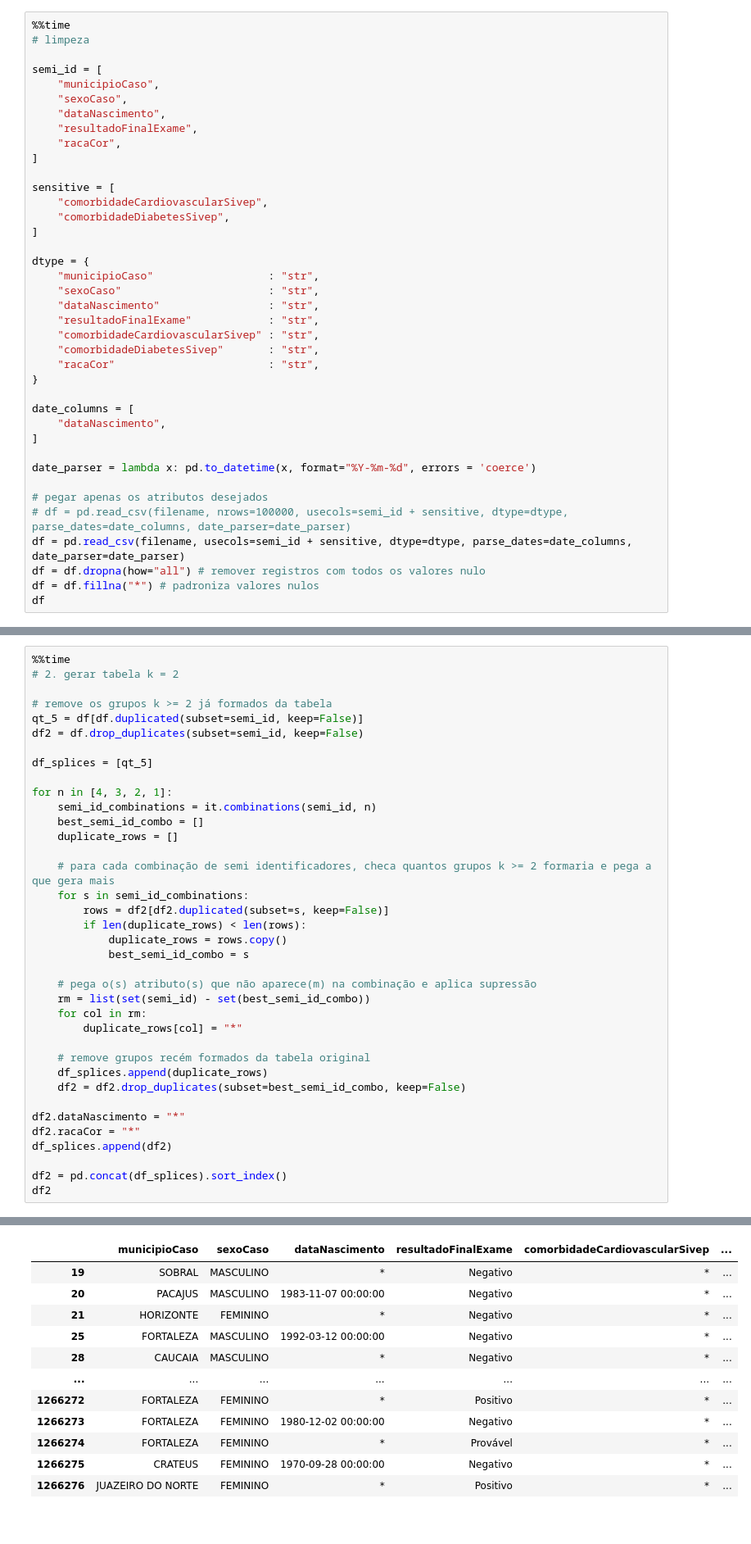
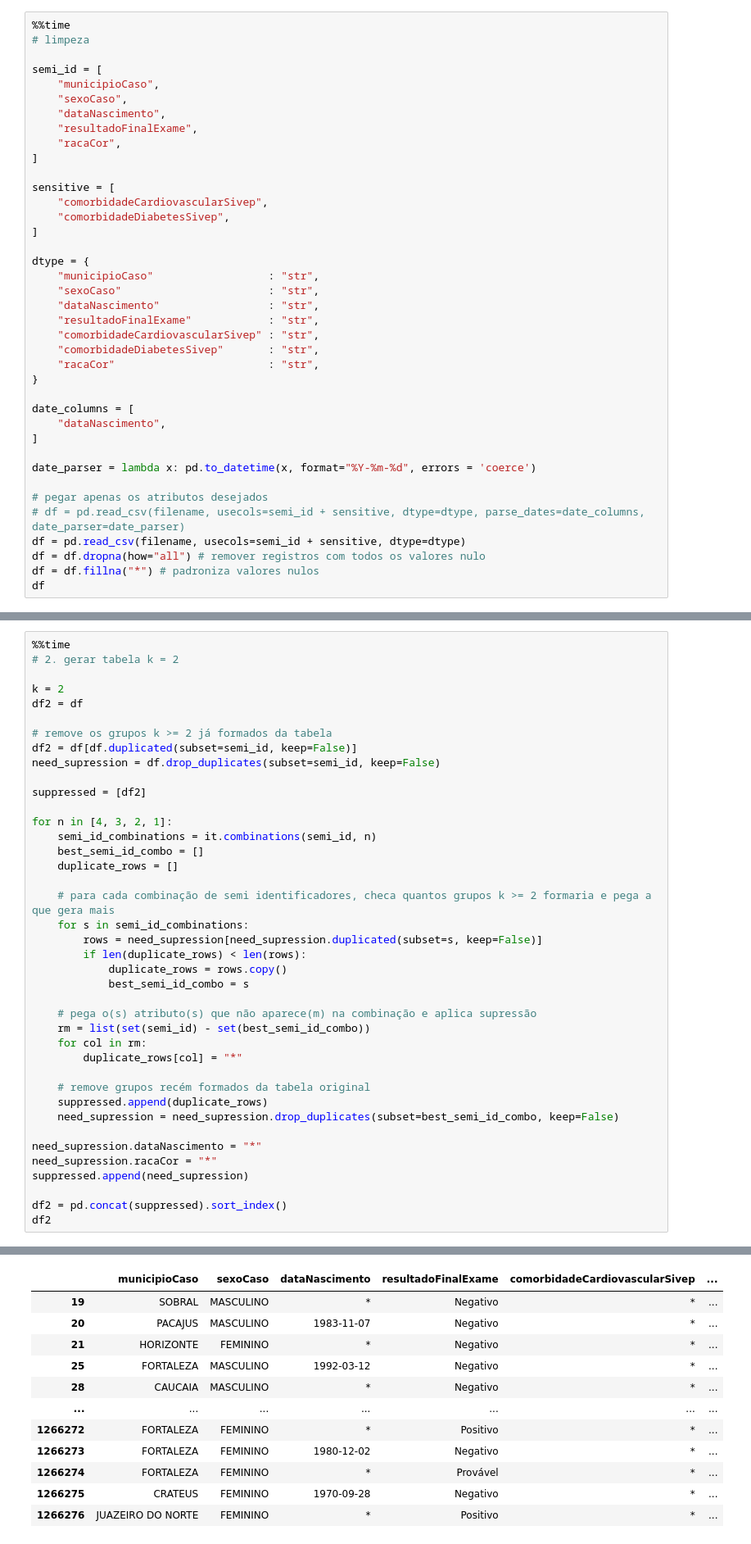
Before and after one commit to rafero1/k-anonymity-supression, a Jupyter notebook: k-anonymity suppression.ipynb, the cells around one changed output, grey strips where cells are left out. Shown at 82% size. Cells and saved outputs as stored; diff of their text form.

```diff
--- a/k-anonymity suppression.ipynb
+++ b/k-anonymity suppression.ipynb
@@ -58,8 +60,8 @@ date_columns = [
 date_parser = lambda x: pd.to_datetime(x, format="%Y-%m-%d", errors = 'coerce')
 
 # pegar apenas os atributos desejados
-# df = pd.read_csv(filename, nrows=100000, usecols=semi_id + sensitive, dtype=dtype, parse_dates=date_columns, date_parser=date_parser)
-df = pd.read_csv(filename, usecols=semi_id + sensitive, dtype=dtype, parse_dates=date_columns, date_parser=date_parser)
+# df = pd.read_csv(filename, usecols=semi_id + sensitive, dtype=dtype, parse_dates=date_columns, date_parser=date_parser)
+df = pd.read_csv(filename, usecols=semi_id + sensitive, dtype=dtype)
 df = df.dropna(how="all") # remover registros com todos os valores nulo
 df = df.fillna("*") # padroniza valores nulos
 df
@@ -104,11 +90,14 @@ Wall time: 0 ns
 %%time
 # 2. gerar tabela k = 2
 
+k = 2
+df2 = df
+
 # remove os grupos k >= 2 já formados da tabela
-qt_5 = df[df.duplicated(subset=semi_id, keep=False)]
-df2 = df.drop_duplicates(subset=semi_id, keep=False)
+df2 = df[df.duplicated(subset=semi_id, keep=False)]
+need_supression = df.drop_duplicates(subset=semi_id, keep=False)
 
-df_splices = [qt_5]
+suppressed = [df2]
 
 for n in [4, 3, 2, 1]:
     semi_id_combinations = it.combinations(semi_id, n)
@@ -117,7 +106,7 @@ for n in [4, 3, 2, 1]:
 
     # para cada combinação de semi identificadores, checa quantos grupos k >= 2 formaria e pega a que gera mais
     for s in semi_id_combinations:
-        rows = df2[df2.duplicated(subset=s, keep=False)]
+        rows = need_supression[need_supression.duplicated(subset=s, keep=False)]
         if len(duplicate_rows) < len(rows):
             duplicate_rows = rows.copy()
             best_semi_id_combo = s
@@ -128,13 +117,13 @@ for n in [4, 3, 2, 1]:
         duplicate_rows[col] = "*"
 
     # remove grupos recém formados da tabela original
-    df_splices.append(duplicate_rows)
-    df2 = df2.drop_duplicates(subset=best_semi_id_combo, keep=False)
+    suppressed.append(duplicate_rows)
+    need_supression = need_supression.drop_duplicates(subset=best_semi_id_combo, keep=False)
 
-df2.dataNascimento = "*"
-df2.racaCor = "*"
-df_splices.append(df2)
+need_supression.dataNascimento = "*"
+need_supression.racaCor = "*"
+suppressed.append(need_supression)
 
-df2 = pd.concat(df_splices).sort_index()
+df2 = pd.concat(suppressed).sort_index()
 df2
 # %% [output]
@@ -142,13 +131,13 @@ Wall time: 5.07 s
 |  | municipioCaso | sexoCaso | dataNascimento | resultadoFinalExame | comorbidadeCardiovascularSivep | ... |
 | 19 | SOBRAL | MASCULINO | * | Negativo | * | ... |
-| 20 | PACAJUS | MASCULINO | 1983-11-07 00:00:00 | Negativo | * | ... |
+| 20 | PACAJUS | MASCULINO | 1983-11-07 | Negativo | * | ... |
 | 21 | HORIZONTE | FEMININO | * | Negativo | * | ... |
-| 25 | FORTALEZA | MASCULINO | 1992-03-12 00:00:00 | Negativo | * | ... |
+| 25 | FORTALEZA | MASCULINO | 1992-03-12 | Negativo | * | ... |
 | 28 | CAUCAIA | MASCULINO | * | Negativo | * | ... |
 | ... | ... | ... | ... | ... | ... | ... |
 | 1266272 | FORTALEZA | FEMININO | * | Positivo | * | ... |
-| 1266273 | FORTALEZA | FEMININO | 1980-12-02 00:00:00 | Negativo | * | ... |
+| 1266273 | FORTALEZA | FEMININO | 1980-12-02 | Negativo | * | ... |
 | 1266274 | FORTALEZA | FEMININO | * | Provável | * | ... |
-| 1266275 | CRATEUS | FEMININO | 1970-09-28 00:00:00 | Negativo | * | ... |
+| 1266275 | CRATEUS | FEMININO | 1970-09-28 | Negativo | * | ... |
 | 1266276 | JUAZEIRO DO NORTE | FEMININO | * | Positivo | * | ... |
 911921 rows × 7 columns
```
Also changed, not shown: parts of 28 cells of this notebook, 10 other files.
